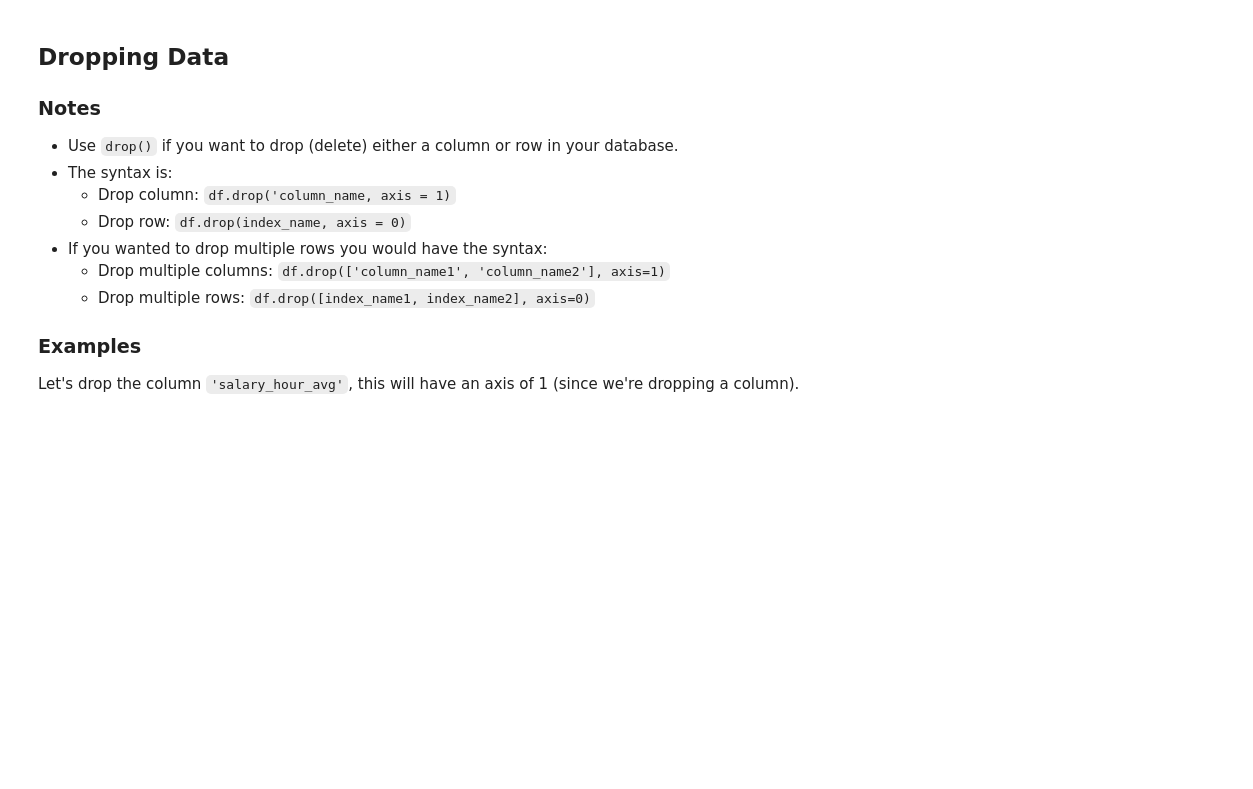
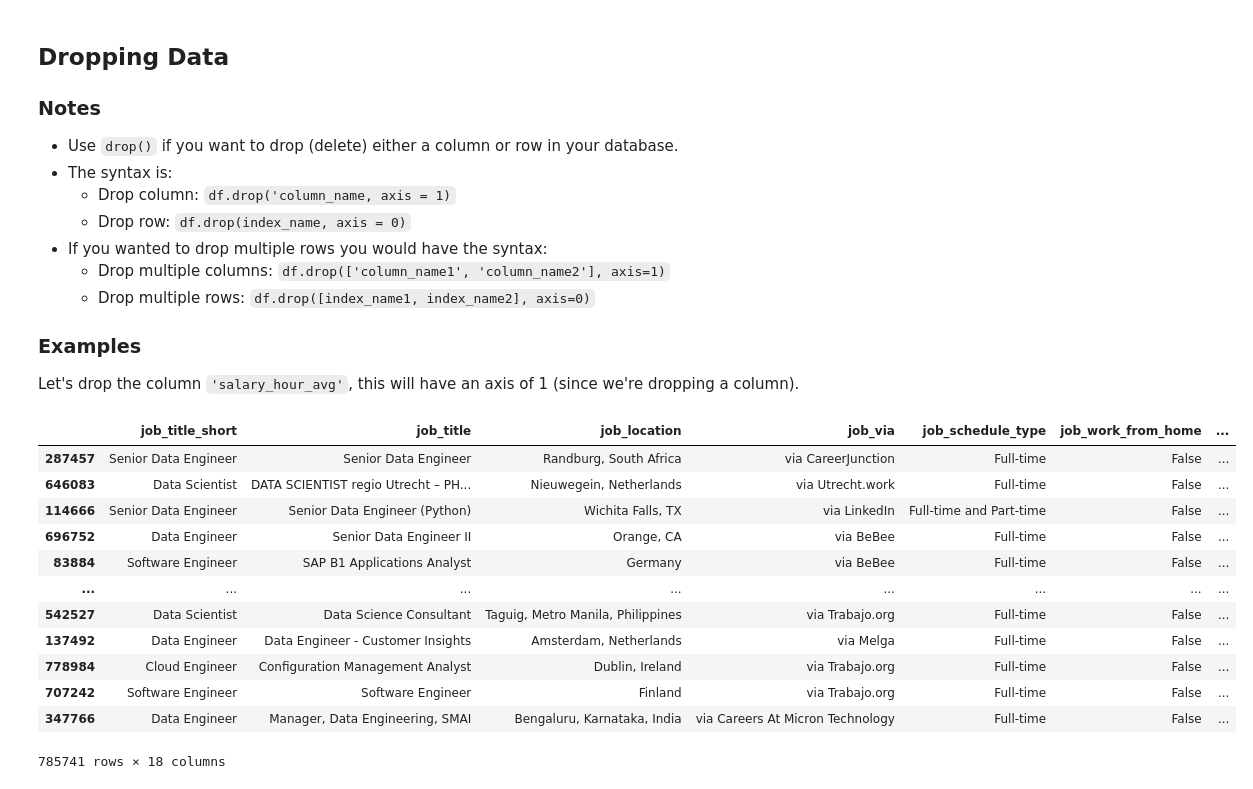
Before and after one commit to Shubham11122/Python-practice, a Jupyter notebook: 4_Problems/1_23_Pandas Intro.ipynb, the cells around one changed output. Cells and saved outputs as stored; diff of their text form; code cells hidden in the pictures; blank space fills up the shorter version.

```diff
--- a/4_Problems/1_23_Pandas Intro.ipynb
+++ b/4_Problems/1_23_Pandas Intro.ipynb
@@ -586,3 +586,19 @@ df[df['Full_time_job'] > 0].head()
 ### Examples
 
 Let's drop the column `'salary_hour_avg'`, this will have an axis of 1 (since we're dropping a column).
+# %%
+df.drop('salary_hour_avg', axis = 1)
+# %% [output]
+|  | job_title_short | job_title | job_location | job_via | job_schedule_type | job_work_from_home | ... |
+| 287457 | Senior Data Engineer | Senior Data Engineer | Randburg, South Africa | via CareerJunction | Full-time | False | ... |
+| 646083 | Data Scientist | DATA SCIENTIST regio Utrecht – PH... | Nieuwegein, Netherlands | via Utrecht.work | Full-time | False | ... |
+| 114666 | Senior Data Engineer | Senior Data Engineer (Python) | Wichita Falls, TX | via LinkedIn | Full-time and Part-time | False | ... |
+| 696752 | Data Engineer | Senior Data Engineer II | Orange, CA | via BeBee | Full-time | False | ... |
+| 83884 | Software Engineer | SAP B1 Applications Analyst | Germany | via BeBee | Full-time | False | ... |
+| ... | ... | ... | ... | ... | ... | ... | ... |
+| 542527 | Data Scientist | Data Science Consultant | Taguig, Metro Manila, Philippines | via Trabajo.org | Full-time | False | ... |
+| 137492 | Data Engineer | Data Engineer - Customer Insights | Amsterdam, Netherlands | via Melga | Full-time | False | ... |
+| 778984 | Cloud Engineer | Configuration Management Analyst | Dublin, Ireland | via Trabajo.org | Full-time | False | ... |
+| 707242 | Software Engineer | Software Engineer | Finland | via Trabajo.org | Full-time | False | ... |
+| 347766 | Data Engineer | Manager, Data Engineering, SMAI | Bengaluru, Karnataka, India | via Careers At Micron Technology | Full-time | False | ... |
+785741 rows × 18 columns
```
Also changed, not shown: parts of 8 cells of this notebook.
